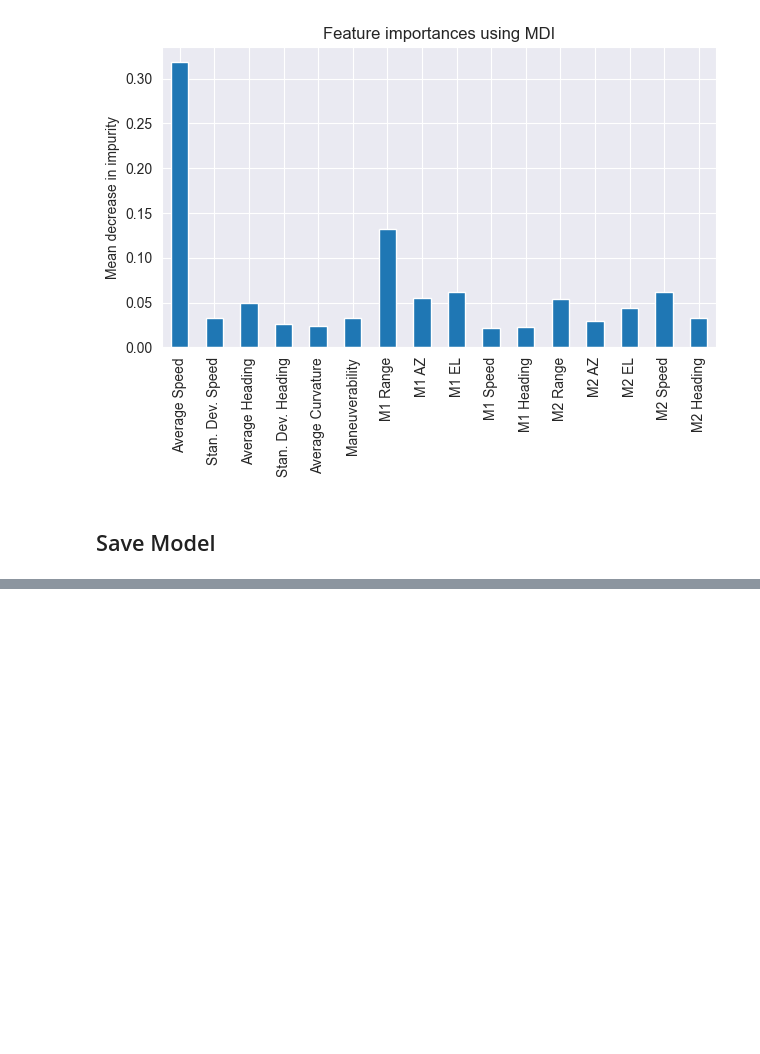
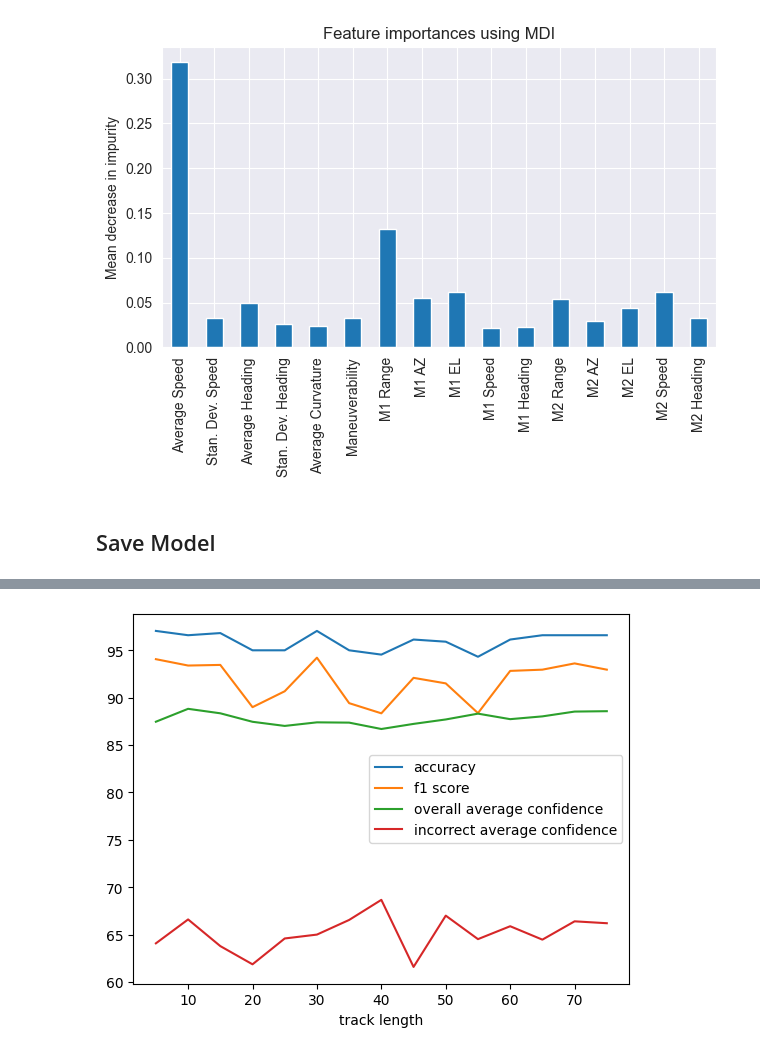
Before and after one commit to tuckerdickson/RADAR-Declutter, a Jupyter notebook: notebooks/train_evaluate_model.ipynb, the cells around one changed output, grey strips where cells are left out. Drawn from its saved outputs; the diff is of its cells as text; code cells hidden in the pictures; blank space fills up the shorter version.

```diff
--- a/notebooks/train_evaluate_model.ipynb
+++ b/notebooks/train_evaluate_model.ipynb
@@ -455,0 +401,3 @@ See the caveats in the documentation: https://pandas.pydata.org/pandas-docs/stab
+# %%
+bird_df = pd.read_csv(DATA_READ_PATHS["Bird"])
+drone_df = pd.read_csv(DATA_READ_PATHS["Drone"])
@@ -455,0 +490,2 @@ See the caveats in the documentation: https://pandas.pydata.org/pandas-docs/stab
+# %%
+results = test_confidence(bird_df, drone_df, train=False)
@@ -455,0 +508,4 @@ See the caveats in the documentation: https://pandas.pydata.org/pandas-docs/stab
+# %%
+results_df = pd.DataFrame.from_dict(results)
+results_df.set_index("track length", inplace=True)
+results_df
@@ -455,0 +530,5 @@ See the caveats in the documentation: https://pandas.pydata.org/pandas-docs/stab
+# %%
+results_df.plot()
+plt.show()
+# %% [output]
+[figure, added]
```
Also changed, not shown: parts of 13 cells of this notebook.
